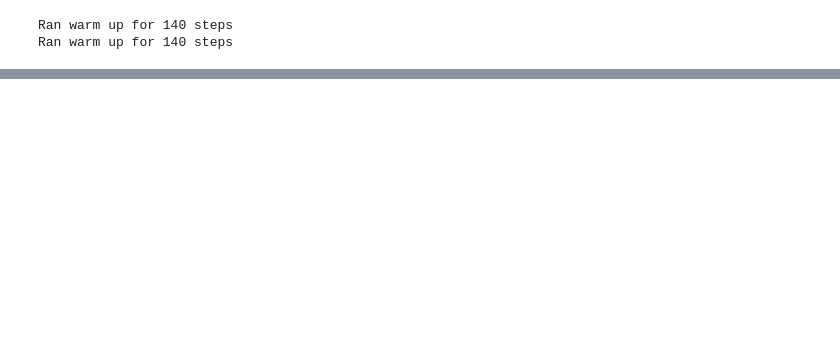
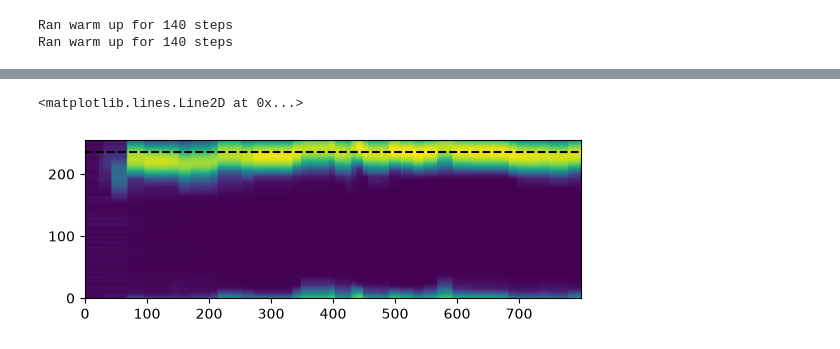
Before and after one commit to siaulich/grid-cells, a Jupyter notebook: notebooks/bat_flight_simple_anchoring.ipynb, the cells around one changed output, grey strips where cells are left out. Cells and saved outputs as stored; diff of their text form; code cells hidden in the pictures; blank space fills up the shorter version.

```diff
--- a/notebooks/bat_flight_simple_anchoring.ipynb
+++ b/notebooks/bat_flight_simple_anchoring.ipynb
@@ -180,13 +190,16 @@ fig.savefig(os.path.join(PLOTS_DIR, "bat_flight_cell_types.png"))
 # %%
 anchor_index = 6
 inversion = 0
 angle_index = 1
 step = 1
 
 yaw_anchor_weight = recording_anchor[f"{["yaw","pitch"][angle_index]}_anchor_weights"][..., anchor_index, inversion]
 fig, ax = plt.subplots()
 ax.imshow(yaw_anchor_weight[::step].T,origin="lower")
-ax.axhline(recording_anchor.yaw_ring.encode_orientation(sphere_to_toroid(*recording_anchor["anchor_angles"][anchor_index])[inversion][angle_index]).argmax(),c="black",ls="--")
+ax.axhline(net_anchor.yaw_ring.encode_orientation(sphere_to_toroid(*recording_anchor["anchor_angles"][anchor_index])[inversion][angle_index]).argmax(),c="black",ls="--")
+# %% [output]
+<matplotlib.lines.Line2D at 0x...>
+[figure, added]
 # %%
 from matplotlib.animation import FuncAnimation, FFMpegWriter
 
```
Also changed, not shown: parts of 5 cells of this notebook, 9 other files.
